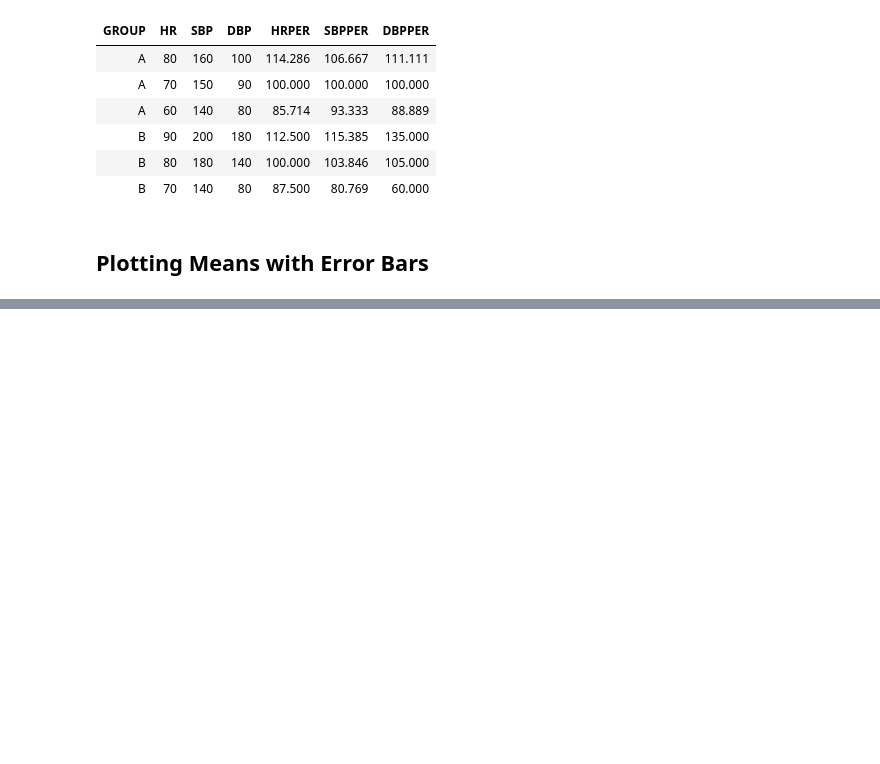
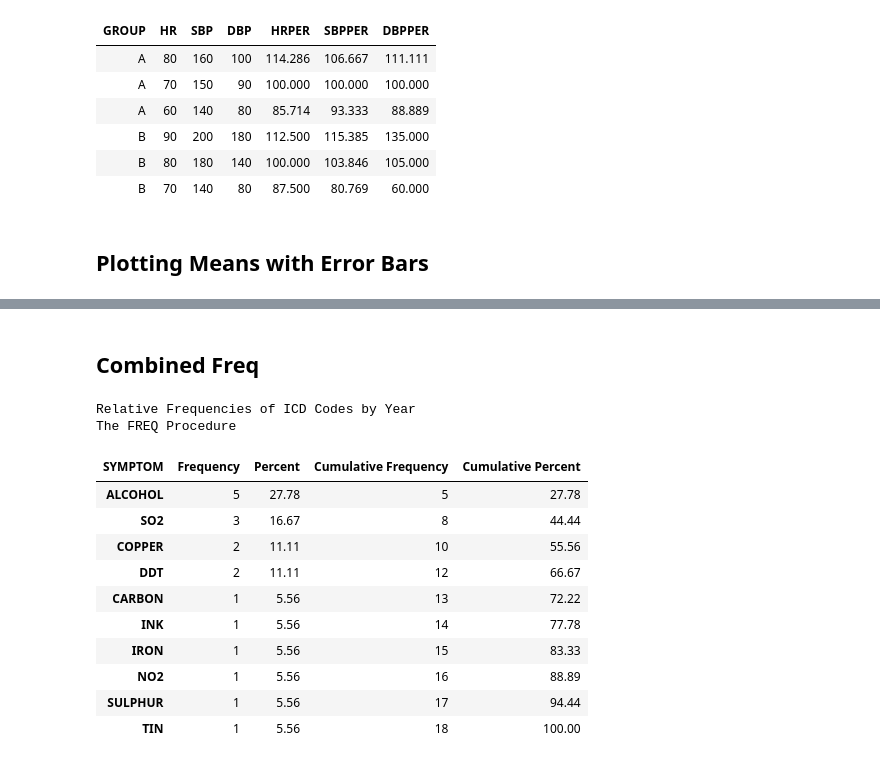
Before and after one commit to kevinwkc/my_sas, a Jupyter notebook: FUNCTION.ipynb, the cells around one changed output, grey strips where cells are left out. Saved outputs shown, nothing was run; the diff lists cells and outputs as text; code cells hidden in the pictures; blank space fills up the shorter version.

```diff
--- a/FUNCTION.ipynb
+++ b/FUNCTION.ipynb
@@ -268,0 +326,45 @@ RUN;a
+# %% [markdown]
+Combined Freq
+-------------
+# %%
+
+PROC FORMAT;
+   VALUE SYMPTOM 1='ALCOHOL' 2='INK' 3='SULPHUR' 4='IRON' 5='TIN'
+                 6='COPPER'  7='DDT' 8='CARBON' 9='SO2' 10='NO2';
+RUN;
+
+DATA SENSI;
+   INPUT ID 1-4 (CHEM1-CHEM10)(1.);
+   ARRAY CHEM[*] CHEM1-CHEM10;
+   DO I=1 TO 10;
+      IF CHEM[I]=1 THEN DO;
+         SYMPTOM=I;
+         OUTPUT;
+      END;
+   END;
+   KEEP ID SYMPTOM;
+   FORMAT SYMPTOM SYMPTOM.;
+DATALINES;
+00011010101010
+00021000010000
+00031100000000
+00041001001111
+00051000010010
+;
+PROC FREQ DATA=SENSI ORDER=FREQ;
+   TABLES SYMPTOM;
+RUN;
+# %% [output]
+Relative Frequencies of ICD Codes by Year
+The FREQ Procedure
+| SYMPTOM | Frequency | Percent | Cumulative Frequency | Cumulative Percent |
+| ALCOHOL | 5 | 27.78 | 5 | 27.78 |
+| SO2 | 3 | 16.67 | 8 | 44.44 |
+| COPPER | 2 | 11.11 | 10 | 55.56 |
+| DDT | 2 | 11.11 | 12 | 66.67 |
+| CARBON | 1 | 5.56 | 13 | 72.22 |
+| INK | 1 | 5.56 | 14 | 77.78 |
+| IRON | 1 | 5.56 | 15 | 83.33 |
+| NO2 | 1 | 5.56 | 16 | 88.89 |
+| SULPHUR | 1 | 5.56 | 17 | 94.44 |
+| TIN | 1 | 5.56 | 18 | 100.00 |
```
Also changed, not shown: parts of 6 cells of this notebook.
